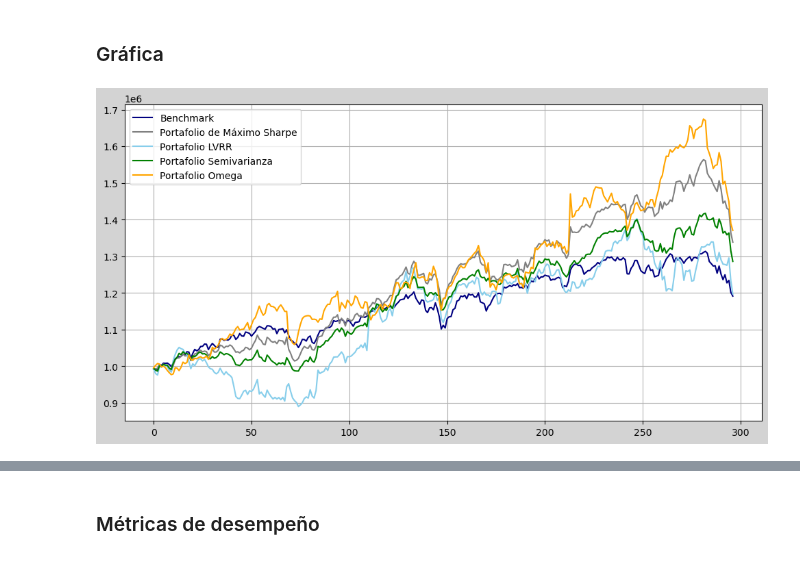
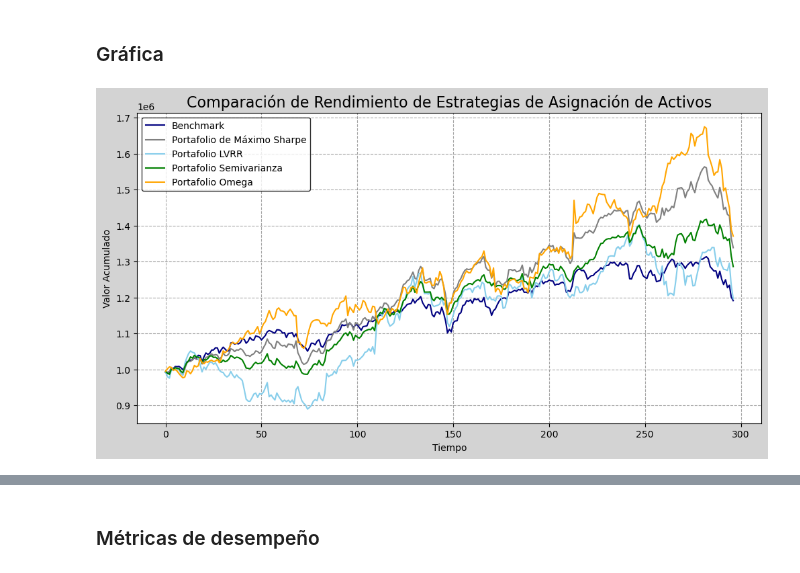
Before and after one commit to LuisMB09/admin_de_riesgos, a Jupyter notebook: Proyecto_Admin.ipynb, the cells around one changed output, grey strips where cells are left out. Drawn from its saved outputs; the diff is of its cells as text; code cells hidden in the pictures.

```diff
--- a/Proyecto_Admin.ipynb
+++ b/Proyecto_Admin.ipynb
@@ -333,28 +228,28 @@ rt_benchmark_test = benchmark_test.pct_change().dropna()
 # %% [markdown]
 ### Máximo Ratio de Sharpe
 # %%
-w_sharpe = opt_sharpe(rt_train, rf)
+w_sharpe = PortfolioOptimizer(rt_train, rf).opt_sharpe()
 vt.plot_weights(tickers, w_sharpe)
 # %% [output]
 [figure]
 # %% [markdown]
 ### Liquidity Variance Return Ratio (LVRR)
 # %%
-w_lvrr = lvrr(price_train, volume_train, pv, rf)
+w_lvrr = PortfolioOptimizer(rt_train, rf, price_train, volume_train).lvrr(pv)
 vt.plot_weights(tickers, w_lvrr)
 # %% [output]
 [figure]
 # %% [markdown]
 ### Target Semivariance
 # %%
-w_semivariance = semivariance(price_train, benchmark_train)
+w_semivariance = PortfolioOptimizer(rt_train).semivariance(rt_benchmark_train)
 vt.plot_weights(tickers, w_semivariance)
 # %% [output]
 [figure]
 # %% [markdown]
 ### Omega
 # %%
-w_omega = omega(price_train, benchmark_train)
+w_omega = PortfolioOptimizer(rt_train).omega(rt_benchmark_train)
 vt.plot_weights(tickers, w_omega)
 # %% [output]
 [figure]
@@ -386,16 +285,20 @@ df_optimal.set_index('Ticker', inplace=True)
 # %%
 plt.figure(figsize=(12, 6))
 
 plt.plot(cumulative_money_df['Benchmark'], label='Benchmark', c = 'navy')
 plt.plot(cumulative_money_df['Sharpe'], label='Portafolio de Máximo Sharpe', c = 'gray')
 plt.plot(cumulative_money_df['LVRR'], label='Portafolio LVRR', c = 'skyblue')
 plt.plot(cumulative_money_df['Semivariance'], label='Portafolio Semivarianza', c = 'green')
 plt.plot(cumulative_money_df['Omega'], label='Portafolio Omega', c = 'orange')
 
-plt.legend()
-plt.grid();
+plt.title('Comparación de Rendimiento de Estrategias de Asignación de Activos', fontsize=16)
+plt.xlabel('Tiempo')
+plt.ylabel('Valor Acumulado')
+
+plt.legend(frameon=True, facecolor='white', edgecolor='black', loc='upper left')
+plt.grid(True, linestyle='--', color='gray', alpha=0.7);
 # %% [output]
-[figure, old version]
+[figure, new version]
 # %%
 print(f'Pesos óptmio de las estrategias')
 display(df_optimal.T)
```
Also changed, not shown: parts of 15 cells of this notebook, 1 other file.
